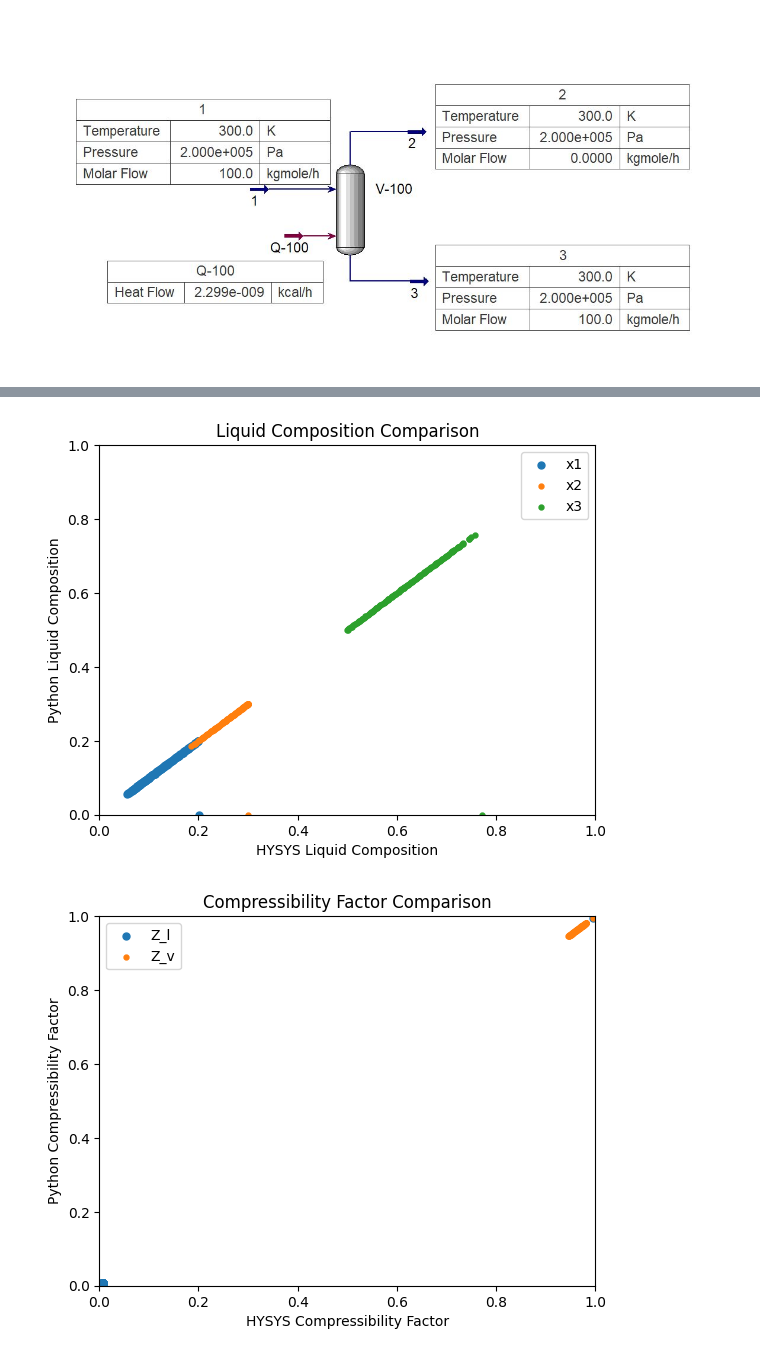
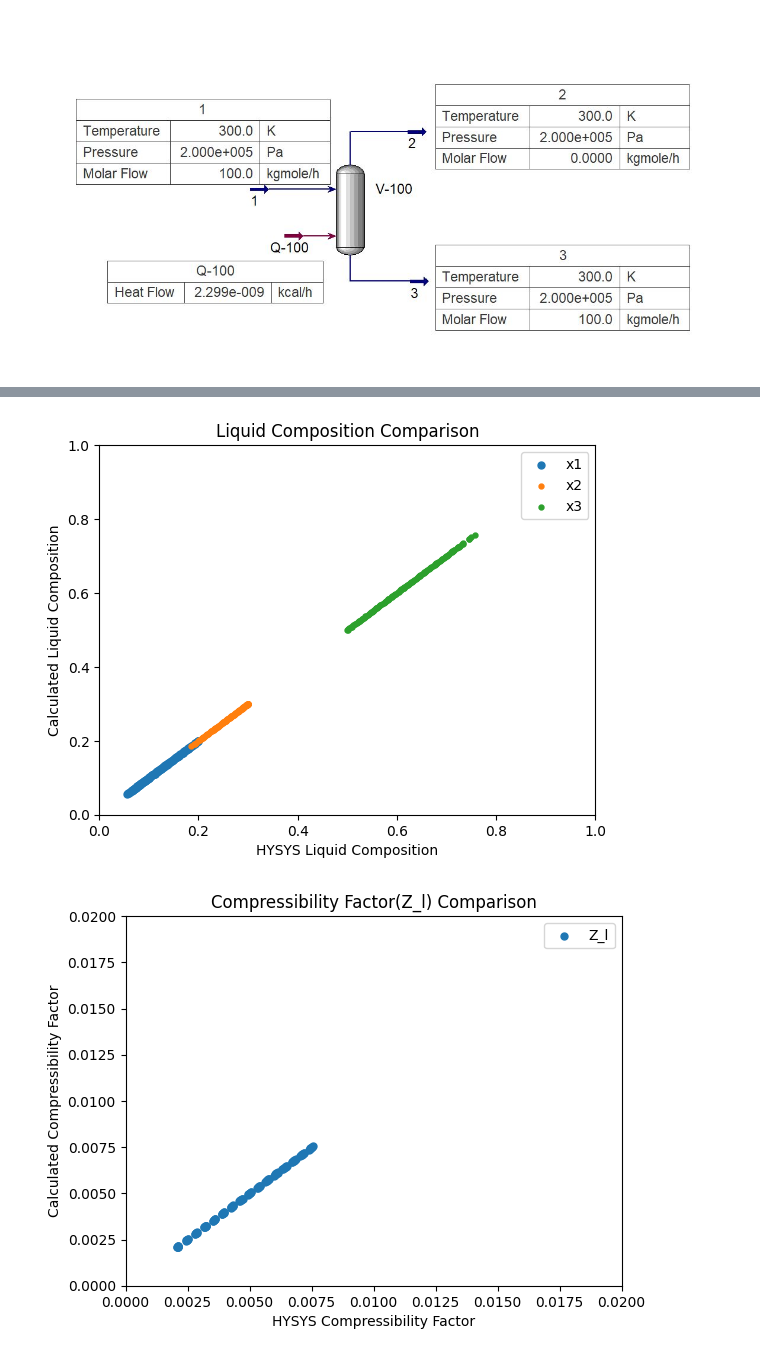
Before and after one commit to debasis321/CLL_761TermProject_Flash, a Jupyter notebook: testNotebook.ipynb, the cells around one changed output, grey strips where cells are left out. Saved outputs shown, nothing was run; the diff lists cells and outputs as text; code cells hidden in the pictures.

```diff
--- a/testNotebook.ipynb
+++ b/testNotebook.ipynb
@@ -152,7 +152,8 @@ Z: 0.9693721726382384, x_or_y: [0.33308459 0.34
 from UnitOperation import Heater
 with contextlib.redirect_stdout(io.StringIO()):
     # Give some duty to the stream
-    h1 = Heater(s1, dP=0.1e5, dT=20)
+    s1.T, s1.P, s1.flowrate = 300, 2e5, 100
+    h1 = Heater(s1, dP=0.1e5, dT=10)
 h1.basic_info()
 # %% [output]
 ### Heater Unit Operation ###
@@ -269,7 +270,7 @@ plt.scatter(hysys_data['beta'], hysys_data['c_beta'], label='Vapor Fraction', ma
 plt.xlim(0, 1)
 plt.ylim(0, 1)
 plt.xlabel('HYSYS Vapor Fraction')
-plt.ylabel('Python Vapor Fraction')
+plt.ylabel('Calculated Vapor Fraction')
 plt.title('Vapor Fraction Comparison')
 plt.legend()
 plt.show()
@@ -280,18 +281,26 @@ plt.scatter(hysys_data['x3'], hysys_data['c_x3'], label='x3', marker='.', s=50)
 plt.xlim(0, 1)
 plt.ylim(0, 1)
 plt.xlabel('HYSYS Liquid Composition')
-plt.ylabel('Python Liquid Composition')
+plt.ylabel('Calculated Liquid Composition')
 plt.title('Liquid Composition Comparison')
 plt.legend()
 plt.show()
 # plot for compressibility factor
 plt.scatter(hysys_data['Z_l'], hysys_data['c_Z_l'], label='Z_l', marker='.', s=100)
+plt.xlim(0, 0.02)
+plt.ylim(0, 0.02)
+plt.xlabel('HYSYS Compressibility Factor')
+plt.ylabel('Calculated Compressibility Factor')
+plt.title('Compressibility Factor(Z_l) Comparison')
+plt.legend()
+plt.show()
+# plot for compressibility factor
 plt.scatter(hysys_data['Z_v'], hysys_data['c_Z_v'], label='Z_v', marker='.', s=50)
-plt.xlim(0, 1)
-plt.ylim(0, 1)
+plt.xlim(0.9, 1)
+plt.ylim(0.9, 1)
 plt.xlabel('HYSYS Compressibility Factor')
-plt.ylabel('Python Compressibility Factor')
-plt.title('Compressibility Factor Comparison')
+plt.ylabel('Calculated Compressibility Factor')
+plt.title('Compressibility Factor(Z_v) Comparison')
 plt.legend()
 plt.show()
 # plot for Duty comparison
@@ -299,7 +308,7 @@ plt.scatter(hysys_data['Q, kJ/hr'], hysys_data['c_Q'], label='Enthalpy', marker=
 plt.xlim(0, 0.6e7)
 plt.ylim(0, 0.6e7)
 plt.xlabel('HYSYS Enthalpy (kJ/hr)')
-plt.ylabel('Python Enthalpy (kJ/hr)')
+plt.ylabel('Calculated Enthalpy (kJ/hr)')
 plt.title('Enthalpy Comparison')
 plt.legend()
 plt.show()
@@ -308,2 +317,2 @@ plt.show()
-[figure, old version]
+[figure, new version]
-[figure, old version]
+[figure, new version]
```
Also changed, not shown: parts of 8 cells of this notebook, 1 other file.
